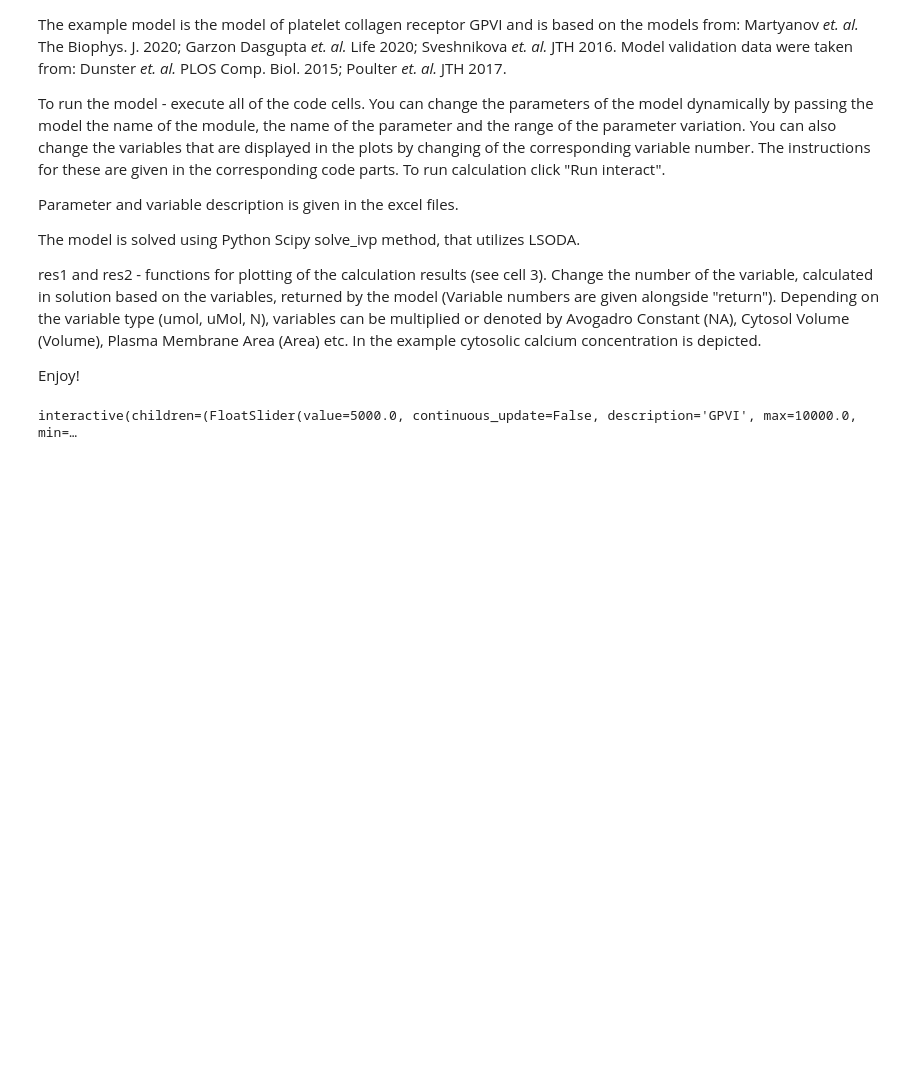
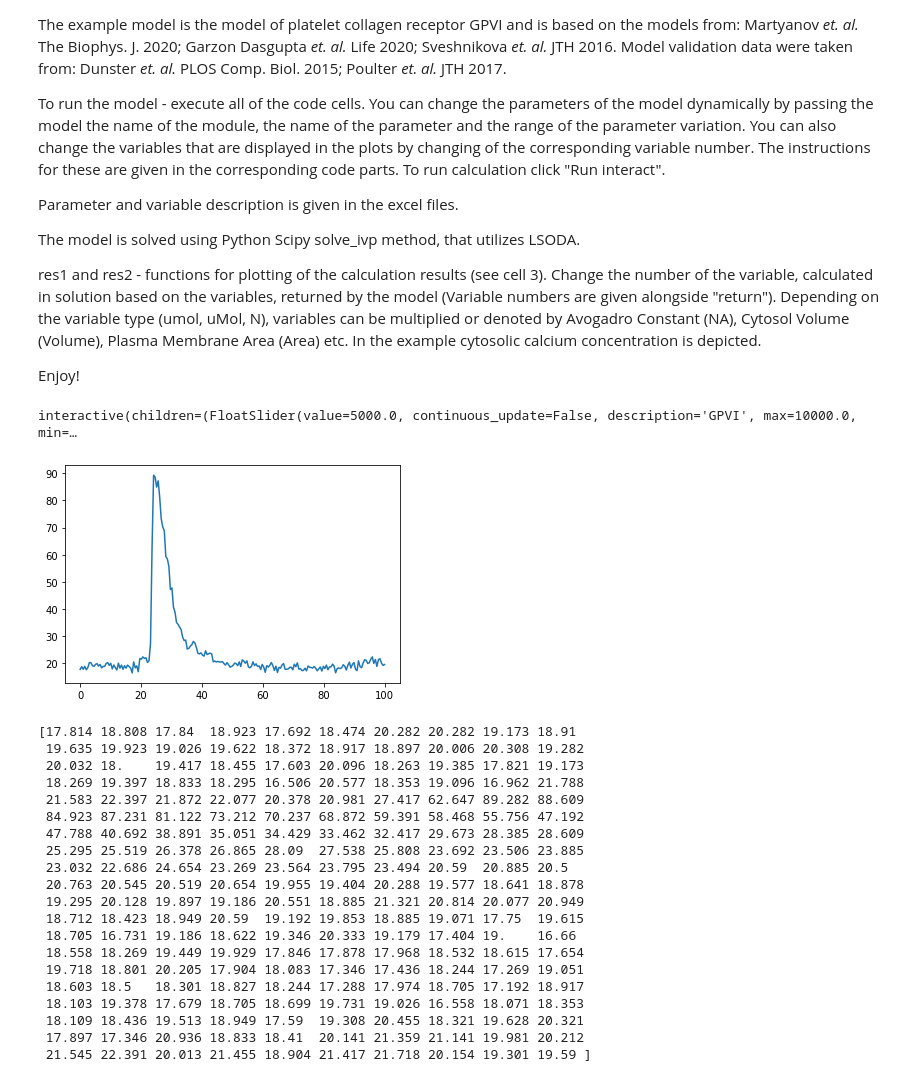
Before and after one commit to CTPSignalingLab/anjumso, a Jupyter notebook: ANJUMSO.ipynb, the cells around one changed output. Saved outputs shown, nothing was run; the diff lists cells and outputs as text; code cells hidden in the pictures; blank space fills up the shorter version.

```diff
--- a/ANJUMSO.ipynb
+++ b/ANJUMSO.ipynb
@@ -662,3 +662,33 @@ plot_model(clustering_pars, kinase_pars, LAT_pars, calcium_pars,
            plot_list=['Ca_cyt', 'Ca_dts'])
 # %% [output]
 interactive(children=(FloatSlider(value=5000.0, continuous_update=False, description='GPVI', max=10000.0, min=…
+# %%
+data = np.load('spike.txt.npy')
+time_2 = np.linspace(0, 100, len(data))
+
+plt.plot(time_2, data)
+
+plt.show()
+print(data)
+# %% [output]
+[figure, added]
+[17.814 18.808 17.84  18.923 17.692 18.474 20.282 20.282 19.173 18.91
+ 19.635 19.923 19.026 19.622 18.372 18.917 18.897 20.006 20.308 19.282
+ 20.032 18.    19.417 18.455 17.603 20.096 18.263 19.385 17.821 19.173
+ 18.269 19.397 18.833 18.295 16.506 20.577 18.353 19.096 16.962 21.788
+ 21.583 22.397 21.872 22.077 20.378 20.981 27.417 62.647 89.282 88.609
+ 84.923 87.231 81.122 73.212 70.237 68.872 59.391 58.468 55.756 47.192
+ 47.788 40.692 38.891 35.051 34.429 33.462 32.417 29.673 28.385 28.609
+ 25.295 25.519 26.378 26.865 28.09  27.538 25.808 23.692 23.506 23.885
+ 23.032 22.686 24.654 23.269 23.564 23.795 23.494 20.59  20.885 20.5
+ 20.763 20.545 20.519 20.654 19.955 19.404 20.288 19.577 18.641 18.878
+ 19.295 20.128 19.897 19.186 20.551 18.885 21.321 20.814 20.077 20.949
+ 18.712 18.423 18.949 20.59  19.192 19.853 18.885 19.071 17.75  19.615
+ 18.705 16.731 19.186 18.622 19.346 20.333 19.179 17.404 19.    16.66
+ 18.558 18.269 19.449 19.929 17.846 17.878 17.968 18.532 18.615 17.654
+ 19.718 18.801 20.205 17.904 18.083 17.346 17.436 18.244 17.269 19.051
+ 18.603 18.5   18.301 18.827 18.244 17.288 17.974 18.705 17.192 18.917
+ 18.103 19.378 17.679 18.705 18.699 19.731 19.026 16.558 18.071 18.353
+ 18.109 18.436 19.513 18.949 17.59  19.308 20.455 18.321 19.628 20.321
+ 17.897 17.346 20.936 18.833 18.41  20.141 21.359 21.141 19.981 20.212
+ 21.545 22.391 20.013 21.455 18.904 21.417 21.718 20.154 19.301 19.59 ]
```
Also changed, not shown: parts of 1 cell of this notebook.
